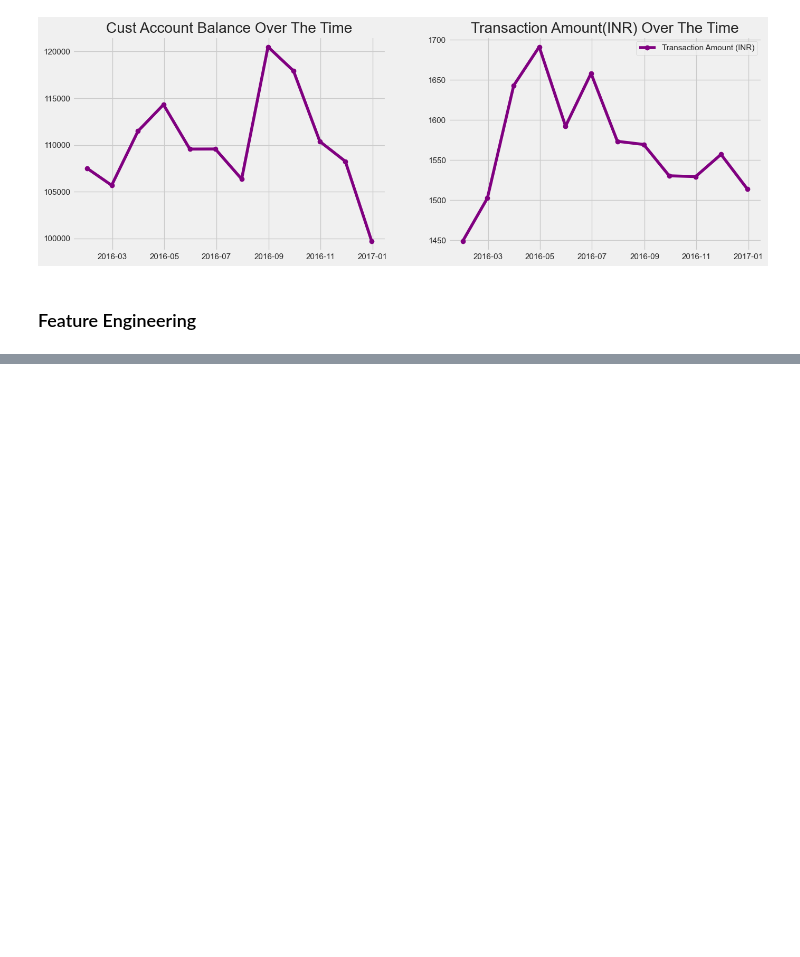
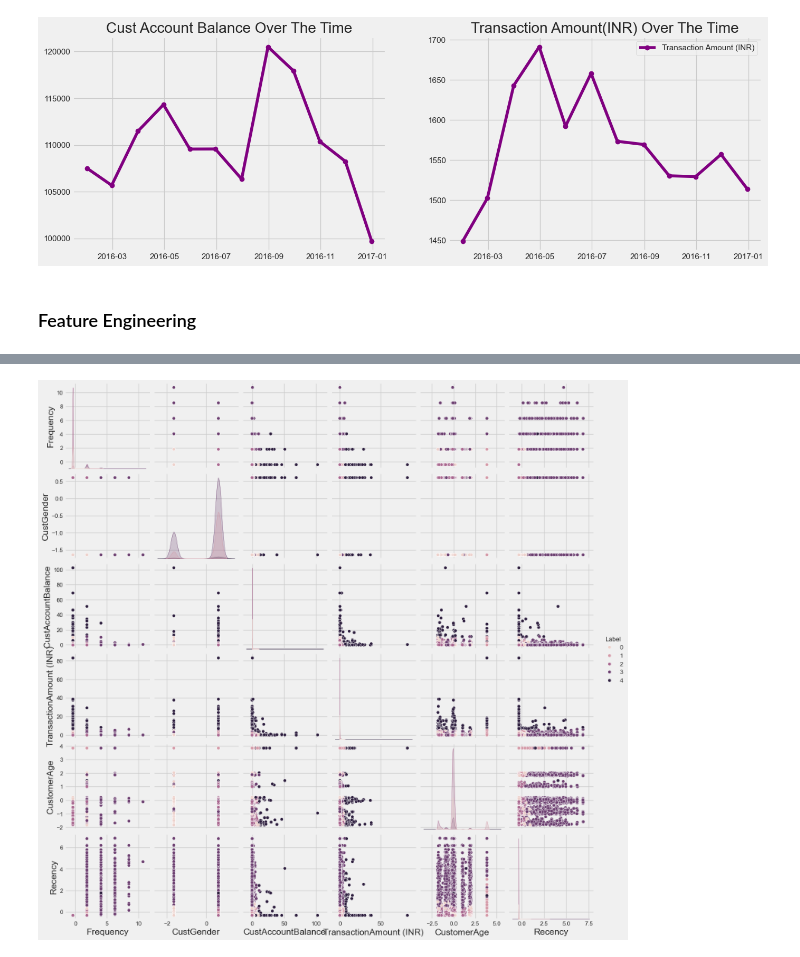
Before and after one commit to Kasis21aug/customer_segmentation_analytics, a Jupyter notebook: main.ipynb, the cells around one changed output, grey strips where cells are left out. Drawn from its saved outputs; the diff is of its cells as text; code cells hidden in the pictures; blank space fills up the shorter version.

```diff
--- a/main.ipynb
+++ b/main.ipynb
@@ -515,0 +590,5 @@ MRF_df.head()
+# %%
+kmeans = KMeans(n_clusters=5 , **kmeans_set)
+kmeans.fit(df_scaled)
+df_scaled['Label']=kmeans.labels_
+df_scaled.head()
@@ -515,0 +602,4 @@ MRF_df.head()
+# %%
+sns.pairplot(df_scaled,hue='Label');
+# %% [output]
+[figure, added]
```
Also changed, not shown: parts of 12 cells of this notebook.
